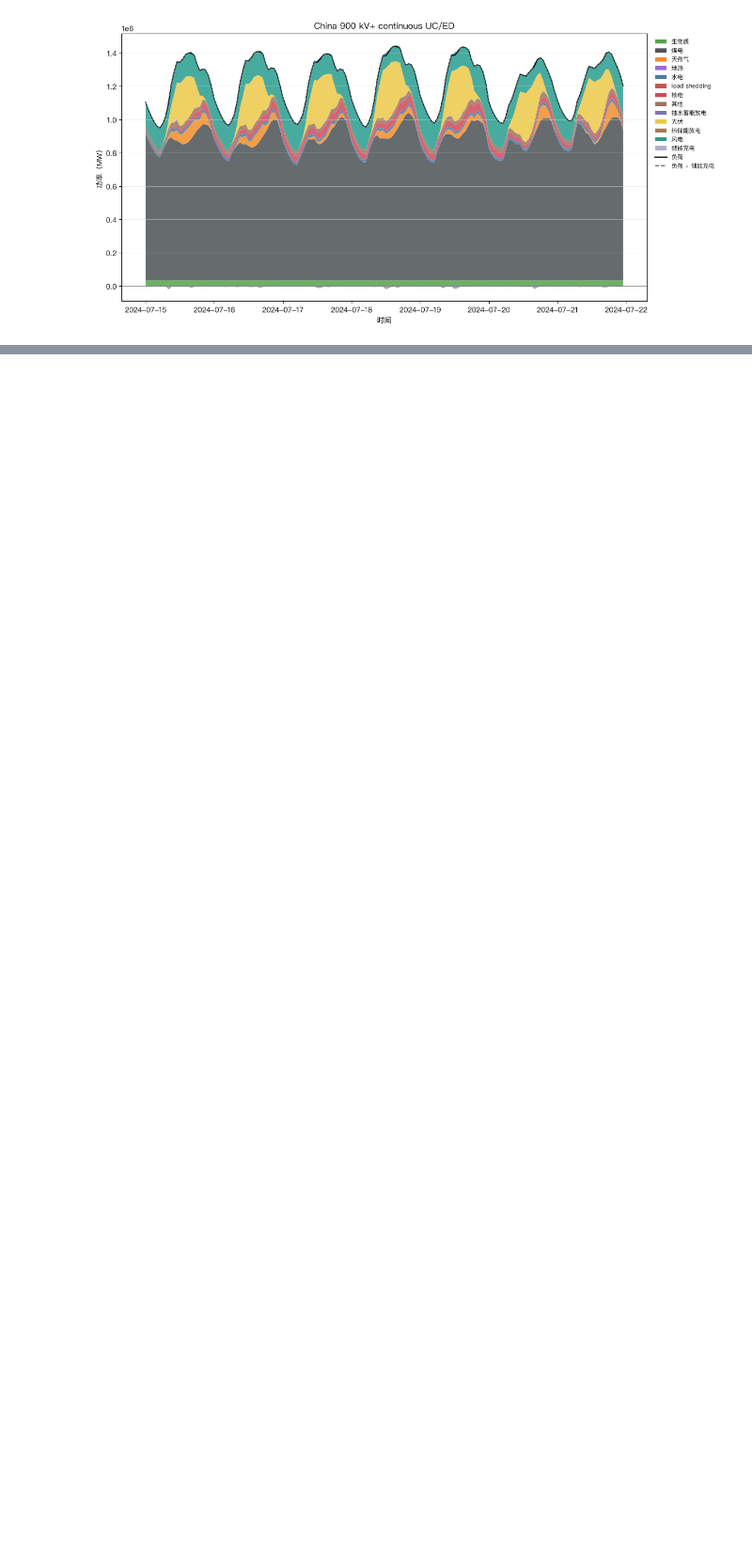
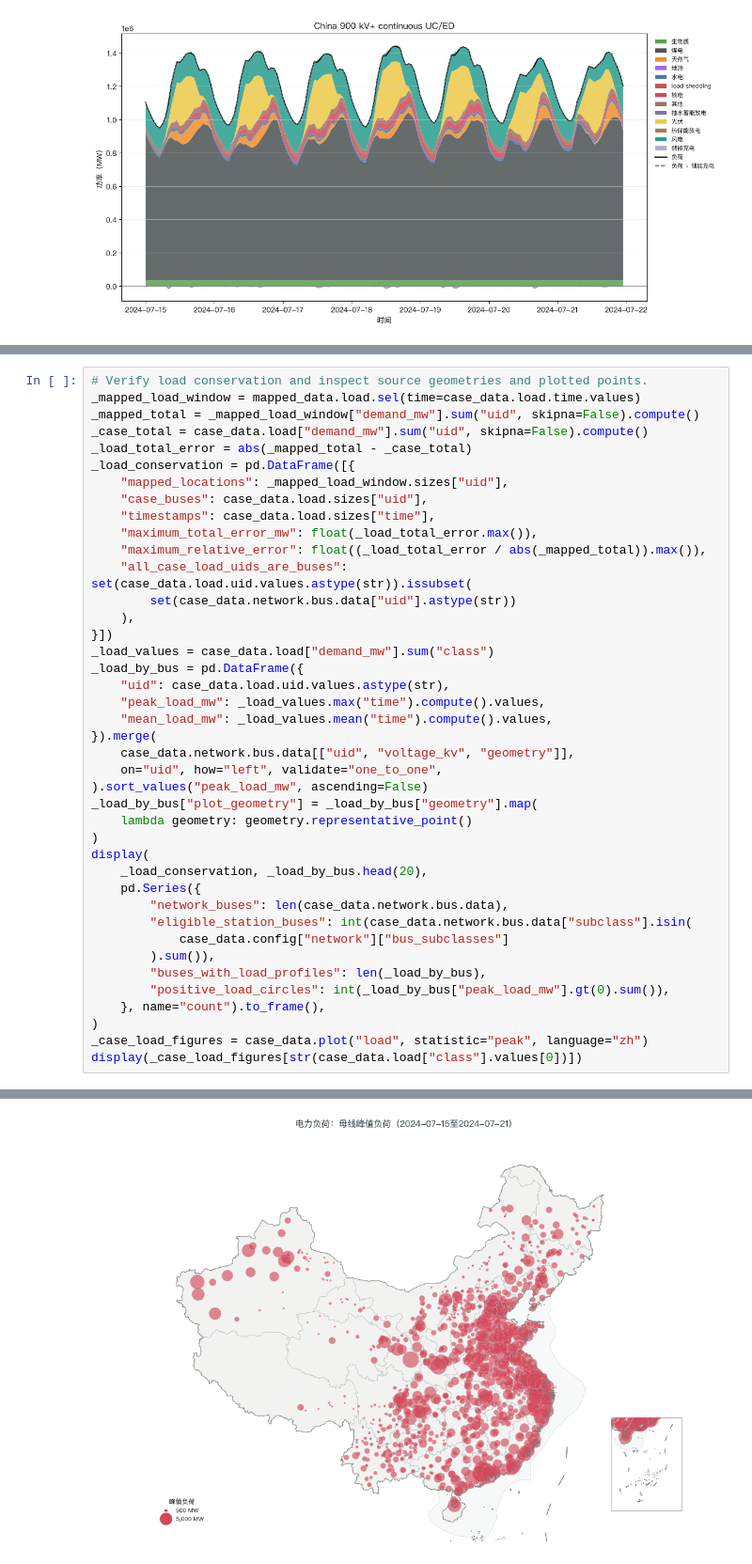
Before and after one commit to yibaoj/GridX, a Jupyter notebook: notebooks/test_layers.ipynb, the cells around one changed output, grey strips where cells are left out. Shown at 94% size. Drawn from its saved outputs; the diff is of its cells as text; blank space fills up the shorter version.

```diff
--- a/notebooks/test_layers.ipynb
+++ b/notebooks/test_layers.ipynb
@@ -251,0 +753,42 @@ case_data.generator.parameter
+# %%
+# Verify load conservation and inspect source geometries and plotted points.
+_mapped_load_window = mapped_data.load.sel(time=case_data.load.time.values)
+_mapped_total = _mapped_load_window["demand_mw"].sum("uid", skipna=False).compute()
+_case_total = case_data.load["demand_mw"].sum("uid", skipna=False).compute()
+_load_total_error = abs(_mapped_total - _case_total)
+_load_conservation = pd.DataFrame([{
+    "mapped_locations": _mapped_load_window.sizes["uid"],
+    "case_buses": case_data.load.sizes["uid"],
+    "timestamps": case_data.load.sizes["time"],
+    "maximum_total_error_mw": float(_load_total_error.max()),
+    "maximum_relative_error": float((_load_total_error / abs(_mapped_total)).max()),
+    "all_case_load_uids_are_buses": set(case_data.load.uid.values.astype(str)).issubset(
+        set(case_data.network.bus.data["uid"].astype(str))
+    ),
+}])
+_load_values = case_data.load["demand_mw"].sum("class")
+_load_by_bus = pd.DataFrame({
+    "uid": case_data.load.uid.values.astype(str),
+    "peak_load_mw": _load_values.max("time").compute().values,
+    "mean_load_mw": _load_values.mean("time").compute().values,
+}).merge(
+    case_data.network.bus.data[["uid", "voltage_kv", "geometry"]],
+    on="uid", how="left", validate="one_to_one",
+).sort_values("peak_load_mw", ascending=False)
+_load_by_bus["plot_geometry"] = _load_by_bus["geometry"].map(
+    lambda geometry: geometry.representative_point()
+)
+display(
+    _load_conservation, _load_by_bus.head(20),
+    pd.Series({
+        "network_buses": len(case_data.network.bus.data),
+        "eligible_station_buses": int(case_data.network.bus.data["subclass"].isin(
+            case_data.config["network"]["bus_subclasses"]
+        ).sum()),
+        "buses_with_load_profiles": len(_load_by_bus),
+        "positive_load_circles": int(_load_by_bus["peak_load_mw"].gt(0).sum()),
+    }, name="count").to_frame(),
+)
+_case_load_figures = case_data.plot("load", statistic="peak", language="zh")
+display(_case_load_figures[str(case_data.load["class"].values[0])])
+# %% [output]
@@ -251,0 +819 @@ case_data.generator.parameter
+[figure, added]
```
Also changed, not shown: parts of 19 cells of this notebook, 7 other files.
